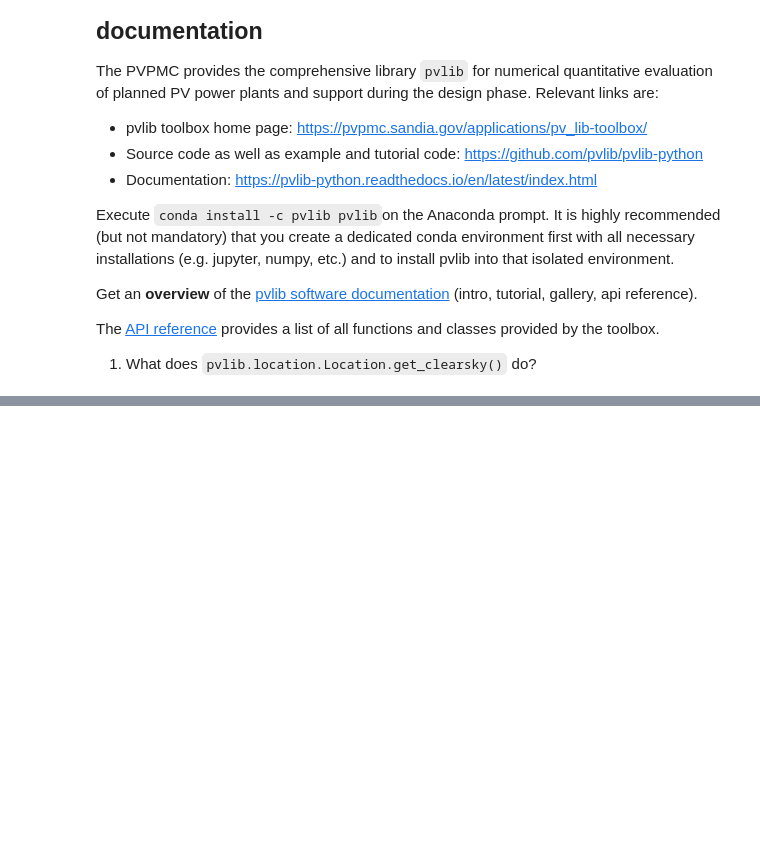
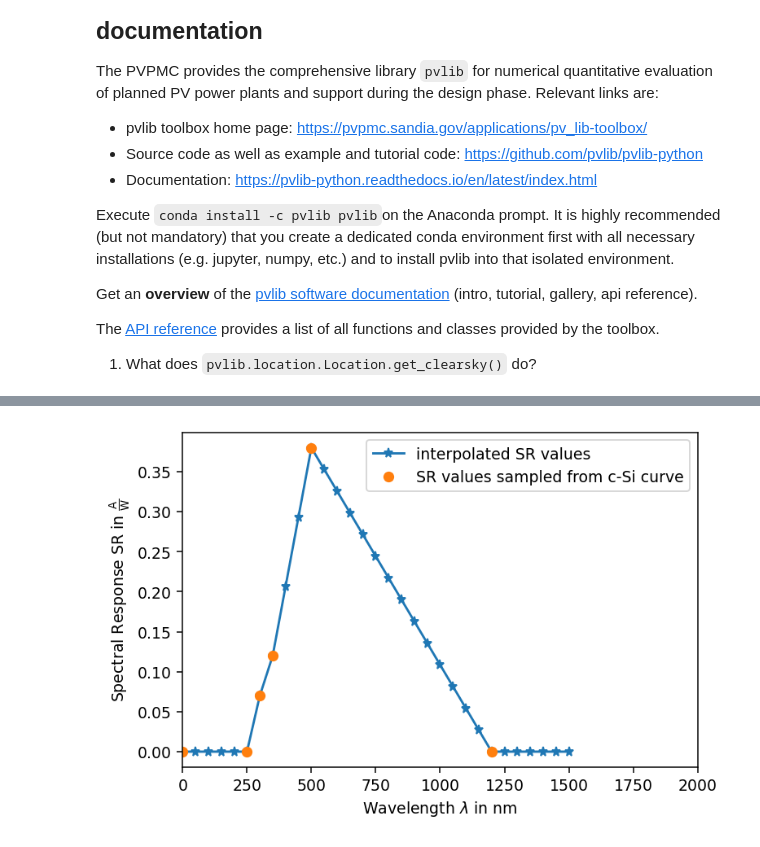
Before and after one commit to rolfbecker/EE_2.06_SciProg_SS2021_Exam, a Jupyter notebook: Task03/Task03_PV.ipynb, the cells around one changed output, grey strips where cells are left out. Saved outputs shown, nothing was run; the diff lists cells and outputs as text; code cells hidden in the pictures; blank space fills up the shorter version.

```diff
--- a/Task03/Task03_PV.ipynb
+++ b/Task03/Task03_PV.ipynb
@@ -63,0 +137,14 @@ Calculate the POA irradiance for modules in the garden of the Green Fablab Kamp-
+# %%
+lam_new_nm = np.arange(0, 1500.01, 50)
+SR_new = np.interp(lam_new_nm, lam_SR_nm, SR)
+# %%
+fig2, ax2 = plt.subplots(figsize=(6,4), dpi = 136)
+ax2.set_xlabel(r"Wavelength $\lambda$ in nm")
+ax2.set_ylabel(r"Spectral Response SR in $\mathrm{\frac{A}{W}}$")
+ax2.plot(lam_new_nm, SR_new, "*-", label = "interpolated SR values")
+ax2.plot(lam_SR_nm, SR, "o", label = "SR values sampled from c-Si curve")
+ax2.legend()
+ax2.set_xlim([0, 2000])
+plt.show()
+# %% [output]
+[figure, added]
```
Also changed, not shown: parts of 16 cells of this notebook, 3 other files.
